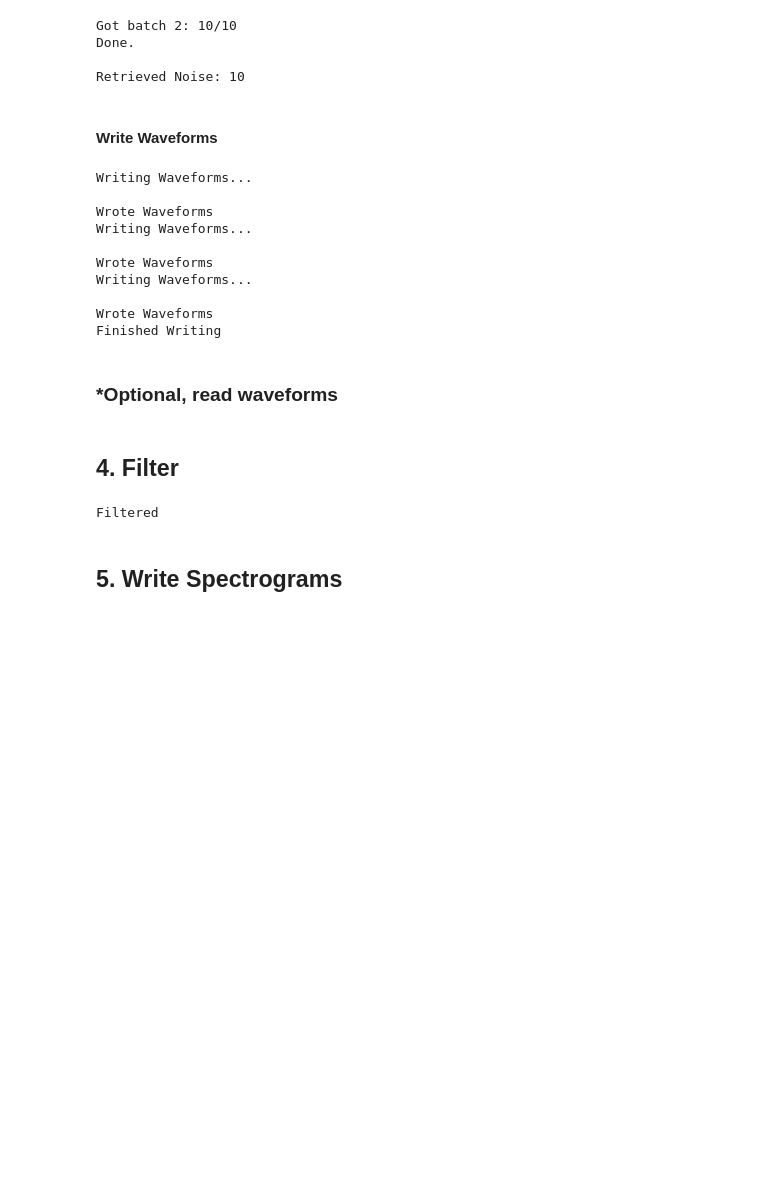
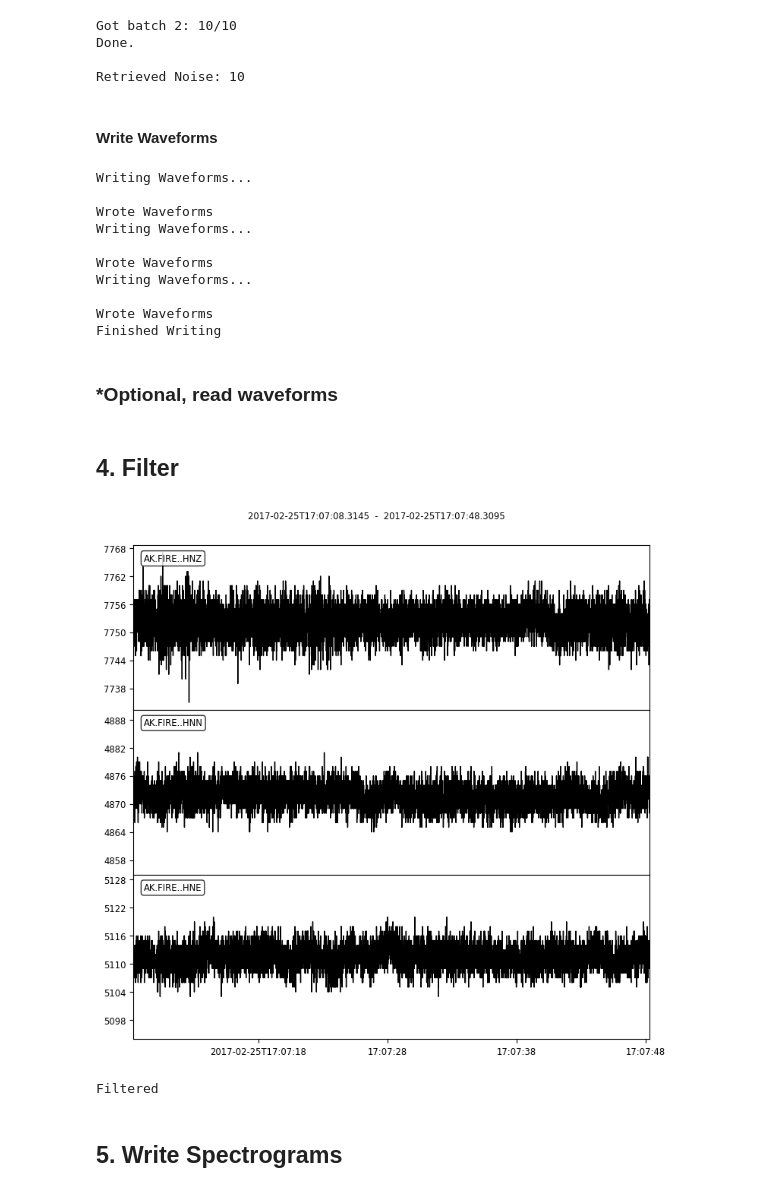
Before and after one commit to jamesaud/seismic-analysis-toolbox, a Jupyter notebook: pytorch_earthquake_recognition/retrieve_data.ipynb, the cells around one changed output. Cells and saved outputs as stored; diff of their text form; code cells hidden in the pictures; blank space fills up the shorter version.

```diff
--- a/pytorch_earthquake_recognition/retrieve_data.ipynb
+++ b/pytorch_earthquake_recognition/retrieve_data.ipynb
@@ -167,9 +167,9 @@ NAME = event['Name'] + 'Quakes'             # Folder name to write spectrograms
 STATION_MAX_RADIUS = event['StationRadius'] # Pick as station within this distance of the event
 MAX_RADIUS = event['LocalEventRadius']      # How far local events can be from the station
 NONLOCAL_MIN_RADIUS = 6                     # Min Radius for Nonlocal Events
-NUM_EVENTS = 2000                            # How many events to retrieve and write                     # Event time window duration
+NUM_EVENTS = 30                            # How many events to retrieve and write                     # Event time window duration
 NONLOCAL_NUM_EVENTS = 10
-NUM_NOISE_EVENTS = 4000
+NUM_NOISE_EVENTS = 10
 
 DURATION = 20                              # Time in seconds, centered around the event
 PADDING = 20                               # Get waveforms padding length, and then trim to the duration after filtering
@@ -751,23 +751,27 @@ import glob
 import os
 
 
-NAME = 'OklahomaQuakes'
+# NAME = 'OklahomaQuakes'
 
 
-noise_path = os.path.join(os.getcwd(), f"waveforms/{NAME}/noise")
-local_path = os.path.join(os.getcwd(), f"waveforms/{NAME}/local")
-nonlocal_path = os.path.join(os.getcwd(), f"waveforms/{NAME}/non_local")
+# noise_path = os.path.join(os.getcwd(), f"waveforms/{NAME}/noise")
+# local_path = os.path.join(os.getcwd(), f"waveforms/{NAME}/local")
+# nonlocal_path = os.path.join(os.getcwd(), f"waveforms/{NAME}/non_local")
 
-def read_waveforms(dir_path):
-    files = glob.glob(os.path.join(dir_path, '*.mseed'))
-    waveforms = [read(file) for file in files]
-    return waveforms
+# def read_waveforms(dir_path):
+#     files = glob.glob(os.path.join(dir_path, '*.mseed'))
+#     waveforms = [read(file) for file in files]
+#     return waveforms
 
-local_waveforms = read_waveforms(local_path)
-nonlocal_waveforms = read_waveforms(nonlocal_path)
-noise_waveforms = read_waveforms(noise_path)
+# local_waveforms = read_waveforms(local_path)
+# nonlocal_waveforms = read_waveforms(nonlocal_path)
+# noise_waveforms = read_waveforms(noise_path)
 # %% [markdown]
 ## 4. Filter
+# %%
+local_waveforms[9].plot()
+# %% [output]
+[figure, added]
 # %%
 from obspy import Stream
 import copy
```
Also changed, not shown: parts of 12 cells of this notebook, 3 other files.
